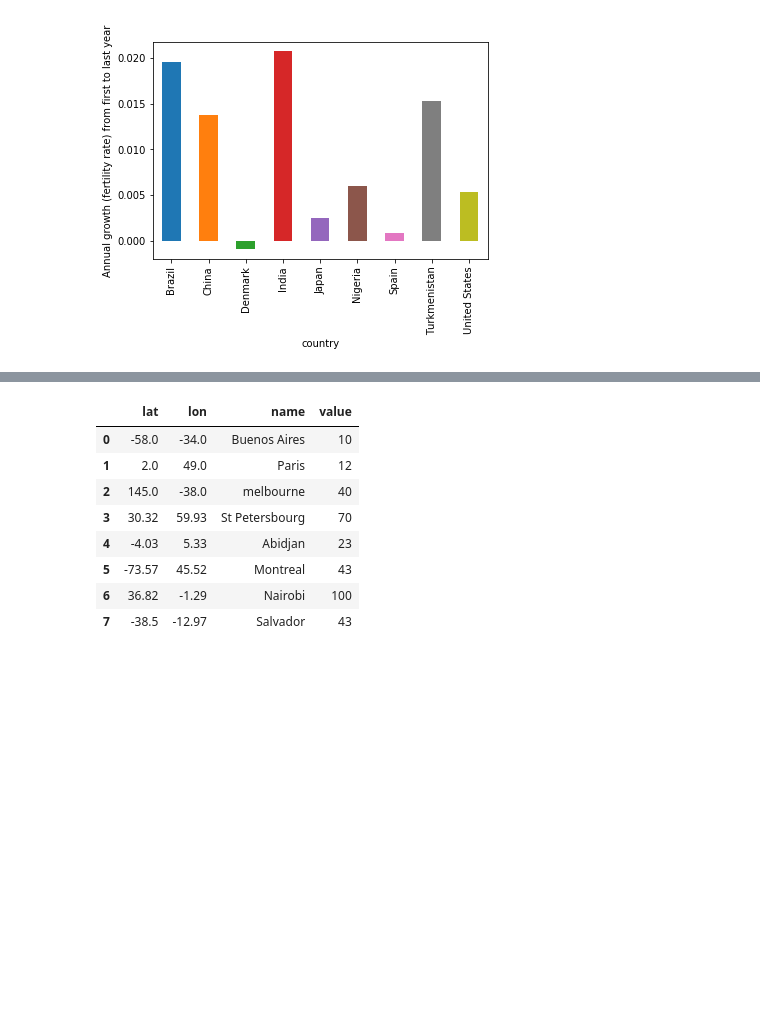
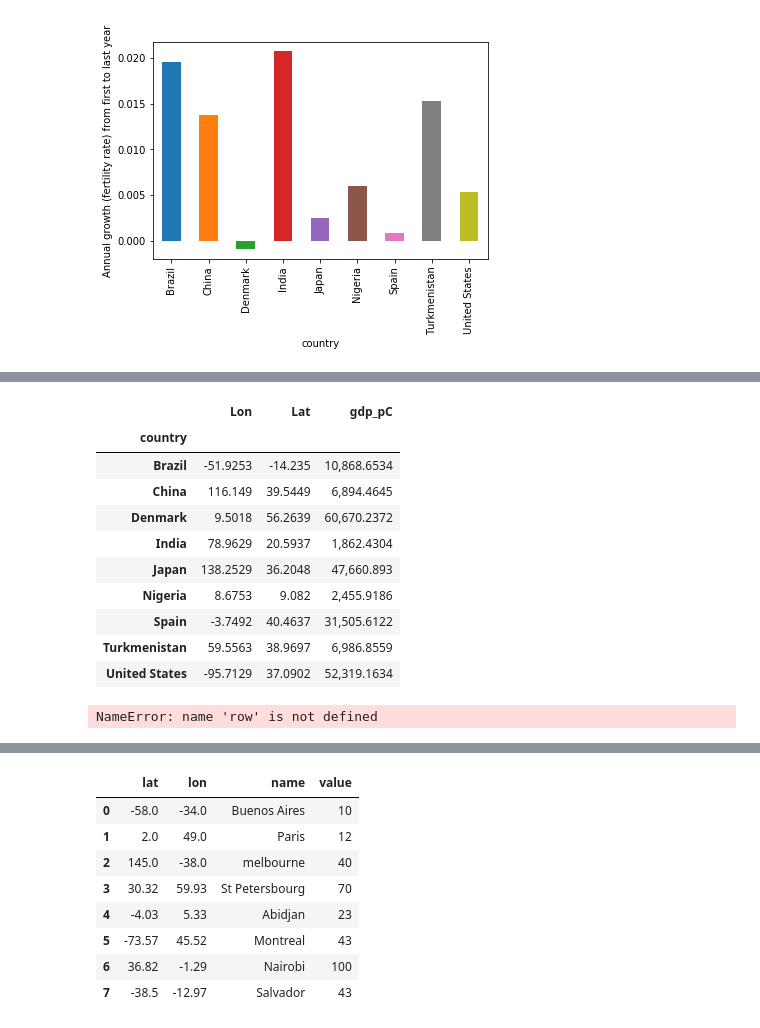
Before and after one commit to NumEconCopenhagen/projects-2019-tba, a Jupyter notebook: dataproject/dataproject/Dataproject_Bianca/Version_1.ipynb, the cells around one changed output, grey strips where cells are left out. Drawn from its saved outputs; the diff is of its cells as text; code cells hidden in the pictures; blank space fills up the shorter version.

```diff
--- a/dataproject/dataproject/Dataproject_Bianca/Version_1.ipynb
+++ b/dataproject/dataproject/Dataproject_Bianca/Version_1.ipynb
@@ -375,3 +479,37 @@ ax.set_ylabel('Annual growth (fertility rate) from first to last year');
+# %%
+#Bianca - what about the year? Interactive?
+#select only the columns interested in
+locations = locations.loc[:, ['Lon',
+                              'Lat',
+                              'gdp_pC']]
+
+#select the year
+subset = data_wb[data_wb['year'] == 2016]
+
+round(locations,4)
+# %% [output]
+|  | Lon | Lat | gdp_pC |
+| country |  |  |  |
+| Brazil | -51.9253 | -14.235 | 10,868.6534 |
+| China | 116.149 | 39.5449 | 6,894.4645 |
+| Denmark | 9.5018 | 56.2639 | 60,670.2372 |
+| India | 78.9629 | 20.5937 | 1,862.4304 |
+| Japan | 138.2529 | 36.2048 | 47,660.893 |
+| Nigeria | 8.6753 | 9.082 | 2,455.9186 |
+| Spain | -3.7492 | 40.4637 | 31,505.6122 |
+| Turkmenistan | 59.5563 | 38.9697 | 6,986.8559 |
+| United States | -95.7129 | 37.0902 | 52,319.1634 |
+# %%
+#Bianca
+for index, row in
+
+folium.CircleMarker(locations = (row['Lat'],
+                                row['Lon']),
+                   radius = data_wb['gdp_pC']/20,
+                   color = 'red',
+                   fill = True).add_to(folium_map)
+# %% [output]
+NameError: name 'row' is not defined
 # %%
 #Bianca
 
```
Also changed, not shown: parts of 9 cells of this notebook, 2 other files.
